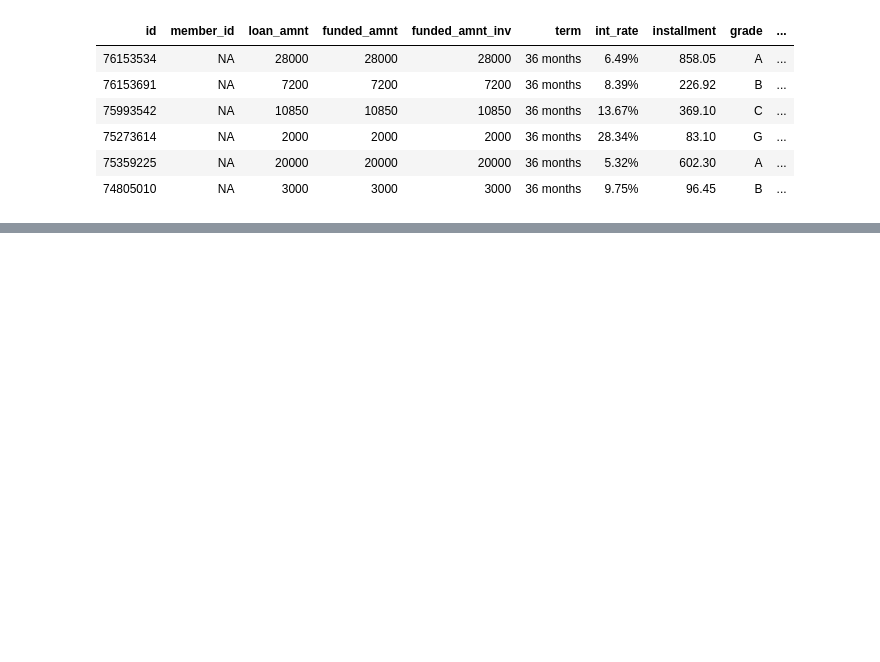
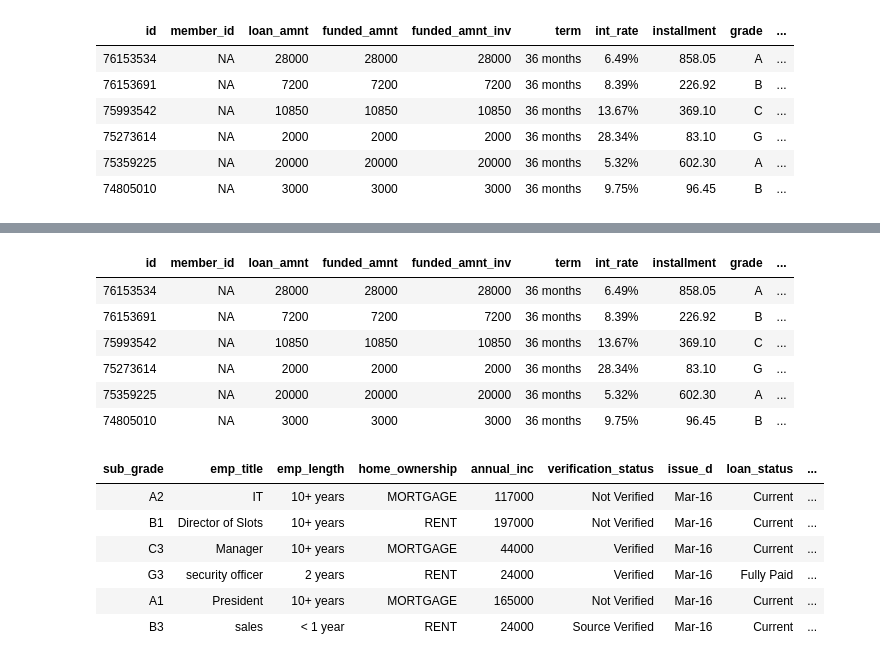
Before and after one commit to markus93/DM-Loan-Project, a Jupyter notebook: DM_Project_Predicting.ipynb, the cells around one changed output, grey strips where cells are left out. Saved outputs shown, nothing was run; the diff lists cells and outputs as text; code cells hidden in the pictures; blank space fills up the shorter version.

```diff
--- a/DM_Project_Predicting.ipynb
+++ b/DM_Project_Predicting.ipynb
@@ -27,0 +78,18 @@ head(dataQ1)
+# %%
+head(data16[,c(1:10)])
+head(data16[,c(10:20)])
+# %% [output]
+| id | member_id | loan_amnt | funded_amnt | funded_amnt_inv | term | int_rate | installment | grade | ... |
+| 76153534 | NA | 28000 | 28000 | 28000 | 36 months | 6.49% | 858.05 | A | ... |
+| 76153691 | NA | 7200 | 7200 | 7200 | 36 months | 8.39% | 226.92 | B | ... |
+| 75993542 | NA | 10850 | 10850 | 10850 | 36 months | 13.67% | 369.10 | C | ... |
+| 75273614 | NA | 2000 | 2000 | 2000 | 36 months | 28.34% | 83.10 | G | ... |
+| 75359225 | NA | 20000 | 20000 | 20000 | 36 months | 5.32% | 602.30 | A | ... |
+| 74805010 | NA | 3000 | 3000 | 3000 | 36 months | 9.75% | 96.45 | B | ... |
+| sub_grade | emp_title | emp_length | home_ownership | annual_inc | verification_status | issue_d | loan_status | ... |
+| A2 | IT | 10+ years | MORTGAGE | 117000 | Not Verified | Mar-16 | Current | ... |
+| B1 | Director of Slots | 10+ years | RENT | 197000 | Not Verified | Mar-16 | Current | ... |
+| C3 | Manager | 10+ years | MORTGAGE | 44000 | Verified | Mar-16 | Current | ... |
+| G3 | security officer | 2 years | RENT | 24000 | Verified | Mar-16 | Fully Paid | ... |
+| A1 | President | 10+ years | MORTGAGE | 165000 | Not Verified | Mar-16 | Current | ... |
+| B3 | sales | < 1 year | RENT | 24000 | Source Verified | Mar-16 | Current | ... |
```
Also changed, not shown: parts of 66 cells of this notebook, 1 other file.
